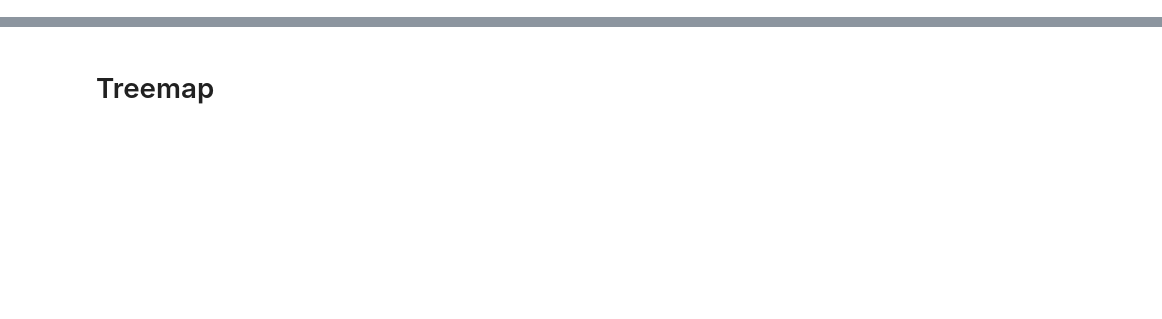
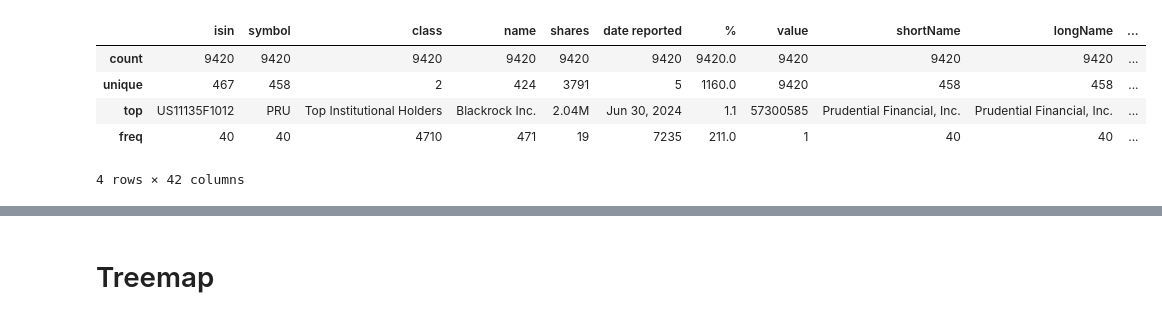
Before and after one commit to GuiPereira77/taim2425-infovis-SP500, a Jupyter notebook: notebook.ipynb, the cells around one changed output, grey strips where cells are left out. Drawn from its saved outputs; the diff is of its cells as text; code cells hidden in the pictures; blank space fills up the shorter version.

```diff
--- a/notebook.ipynb
+++ b/notebook.ipynb
@@ -11,11 +27,19 @@ sp500_top10_holders.head()
 # %%
 # TODO fix headers
 sp500.columns = sp500.iloc[0]
 sp500 = sp500[1:]
 
 sp500_top10_holders.columns = sp500_top10_holders.iloc[0]
 sp500_top10_holders = sp500_top10_holders[1:]
 
 # TODO join the two dataframes using 'symbol' and 'isin' columns
 merged_df = pd.merge(sp500_top10_holders, sp500, on=['symbol', 'isin'])
-merged_df.head()
+# print(merged_df.dtypes)
+merged_df.describe()
+# %% [output]
+|  | isin | symbol | class | name | shares | date reported | % | value | shortName | longName | ... |
+| count | 9420 | 9420 | 9420 | 9420 | 9420 | 9420 | 9420.0 | 9420 | 9420 | 9420 | ... |
+| unique | 467 | 458 | 2 | 424 | 3791 | 5 | 1160.0 | 9420 | 458 | 458 | ... |
+| top | US11135F1012 | PRU | Top Institutional Holders | Blackrock Inc. | 2.04M | Jun 30, 2024 | 1.1 | 57300585 | Prudential Financial, Inc. | Prudential Financial, Inc. | ... |
+| freq | 40 | 40 | 4710 | 471 | 19 | 7235 | 211.0 | 1 | 40 | 40 | ... |
+4 rows × 42 columns
```
Also changed, not shown: parts of 7 cells of this notebook.
